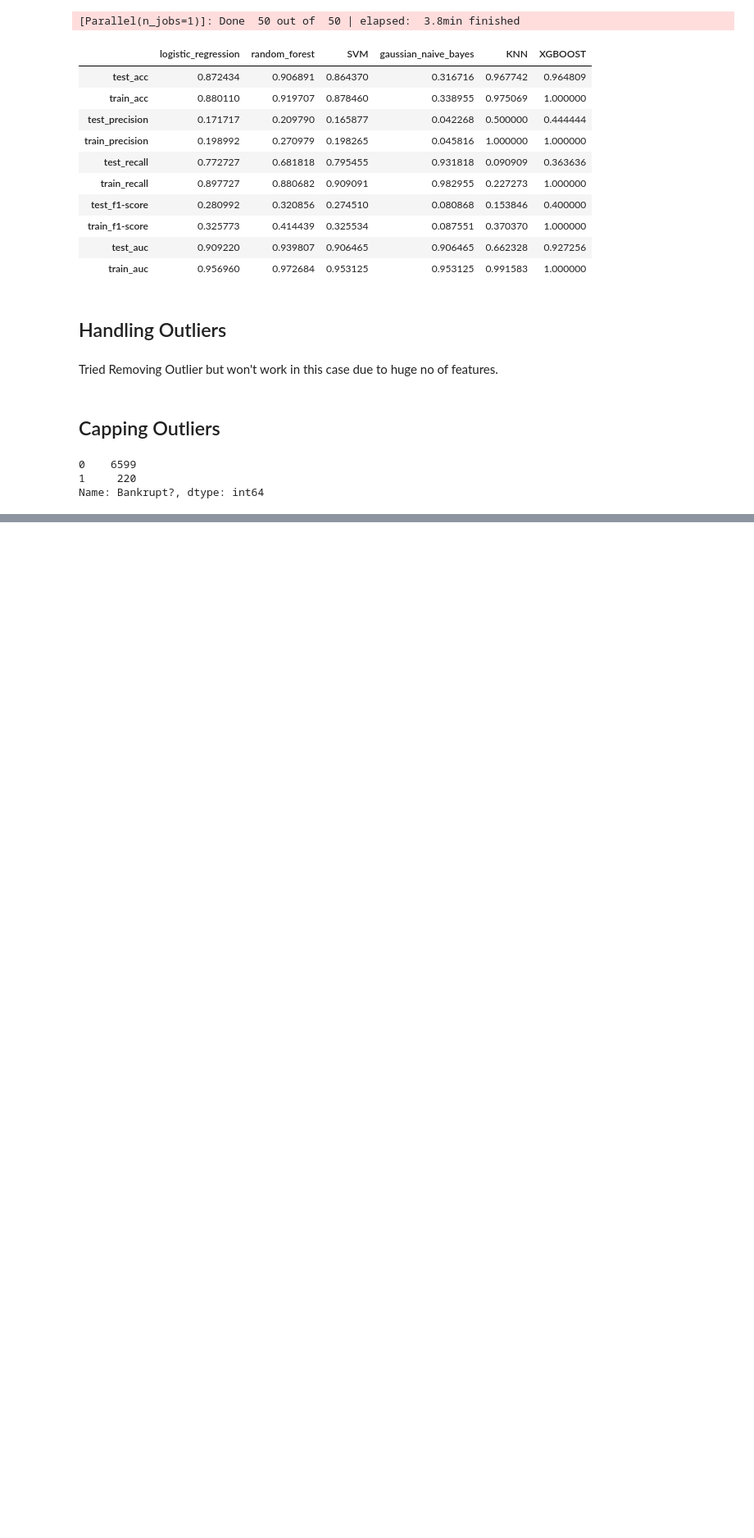
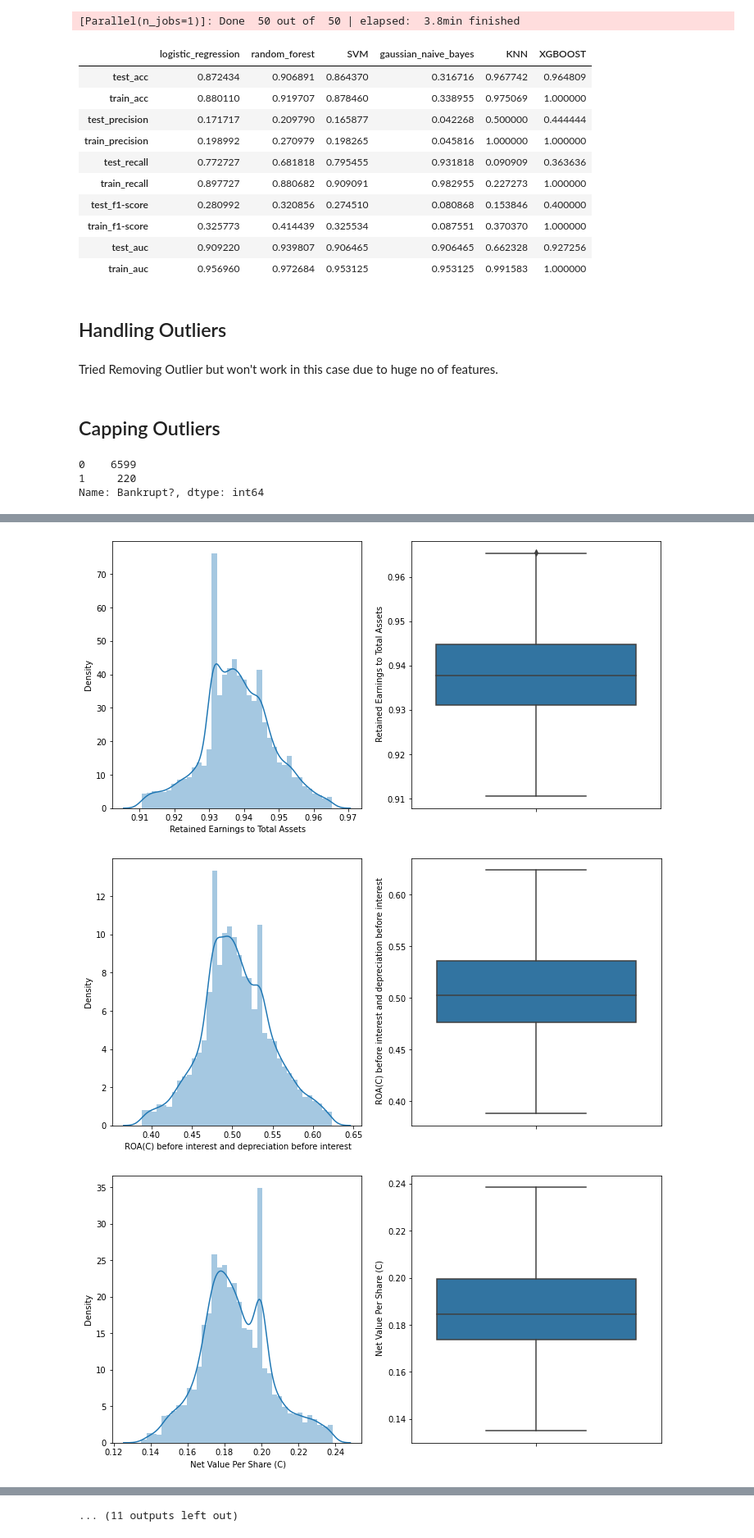
Before and after one commit to Sukruthr/Company-Bankruptcy-Prediction, a Jupyter notebook: COMPANY_BANKRUPTCY_PREDICTION_(_Final_TeamNotebook_).ipynb, the cells around one changed output, grey strips where cells are left out. Shown at 82% size. Cells and saved outputs as stored; diff of their text form; code cells hidden in the pictures; blank space fills up the shorter version.

```diff
--- a/COMPANY_BANKRUPTCY_PREDICTION_(_Final_TeamNotebook_).ipynb
+++ b/COMPANY_BANKRUPTCY_PREDICTION_(_Final_TeamNotebook_).ipynb
@@ -706,0 +930,3 @@ Name: Bankrupt?, dtype: int64
+# %%
+final_list.append('Bankrupt?')
+final_list
@@ -706,0 +951,3 @@ Name: Bankrupt?, dtype: int64
+# %%
+final_company_df = df[final_list]
+final_company_df
@@ -706,0 +968,26 @@ Name: Bankrupt?, dtype: int64
+# %%
+# split the new df to X1 and Y1
+X1 =final_company_df.drop('Bankrupt?', axis=1)
+Y1 = final_company_df['Bankrupt?']
+# %%
+# function to plot distribution and box plot for selected features.
+
+def dist_and_box(list_):
+  for i in list_ :
+      plt.figure(figsize=(12,6))
+      plt.subplot(1, 2, 1)
+      fig = sns.distplot(X1[i])
+      fig.set_xlabel(i)
+
+      plt.subplot(1, 2, 2)
+      fig = sns.boxplot(y=X1[i])
+      fig.set_title('')
+      fig.set_ylabel(i)
+
+      plt.show()
+# %%
+dist_and_box(temp_list)
+# %% [output]
+[figure, added]
+[figure, added]
+[figure, added]
@@ -706,0 +1003 @@ Name: Bankrupt?, dtype: int64
+... (11 outputs left out)
```
Also changed, not shown: parts of 39 cells of this notebook.
